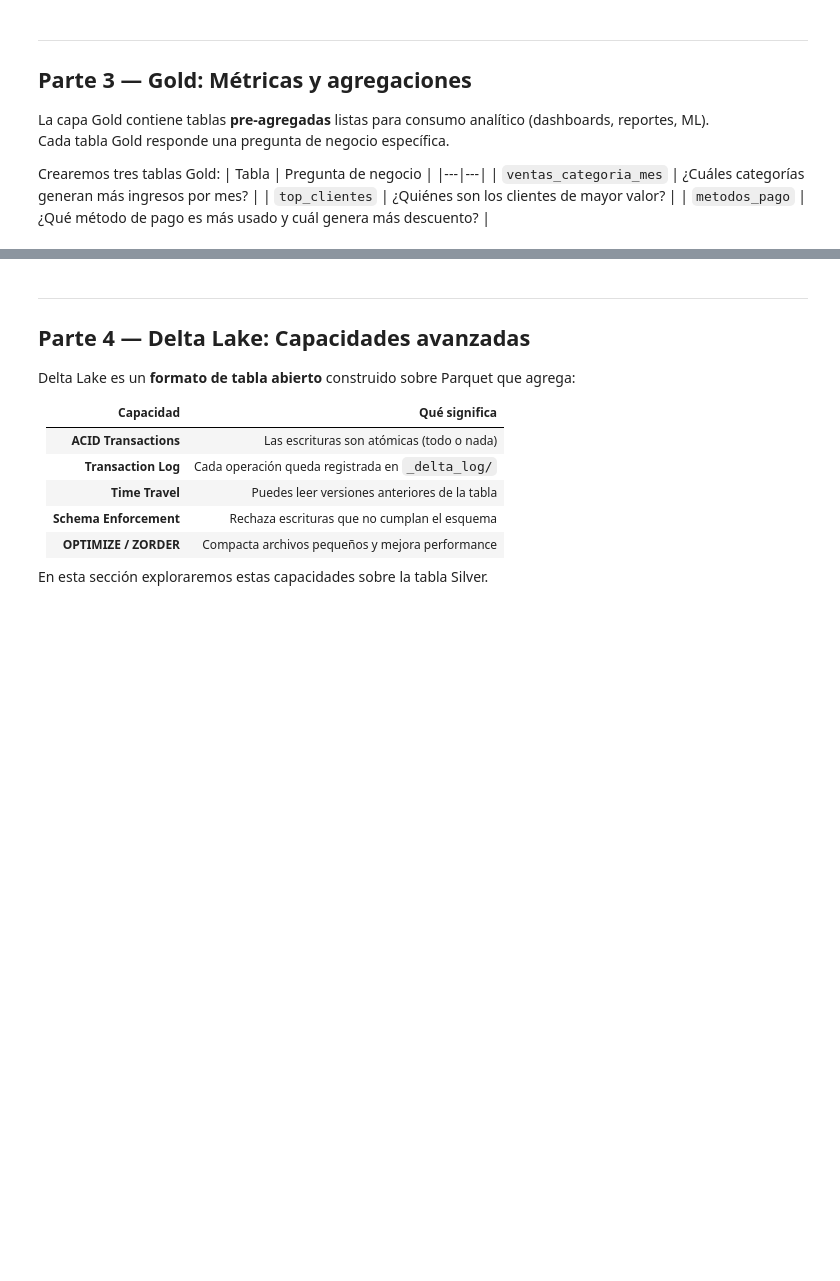
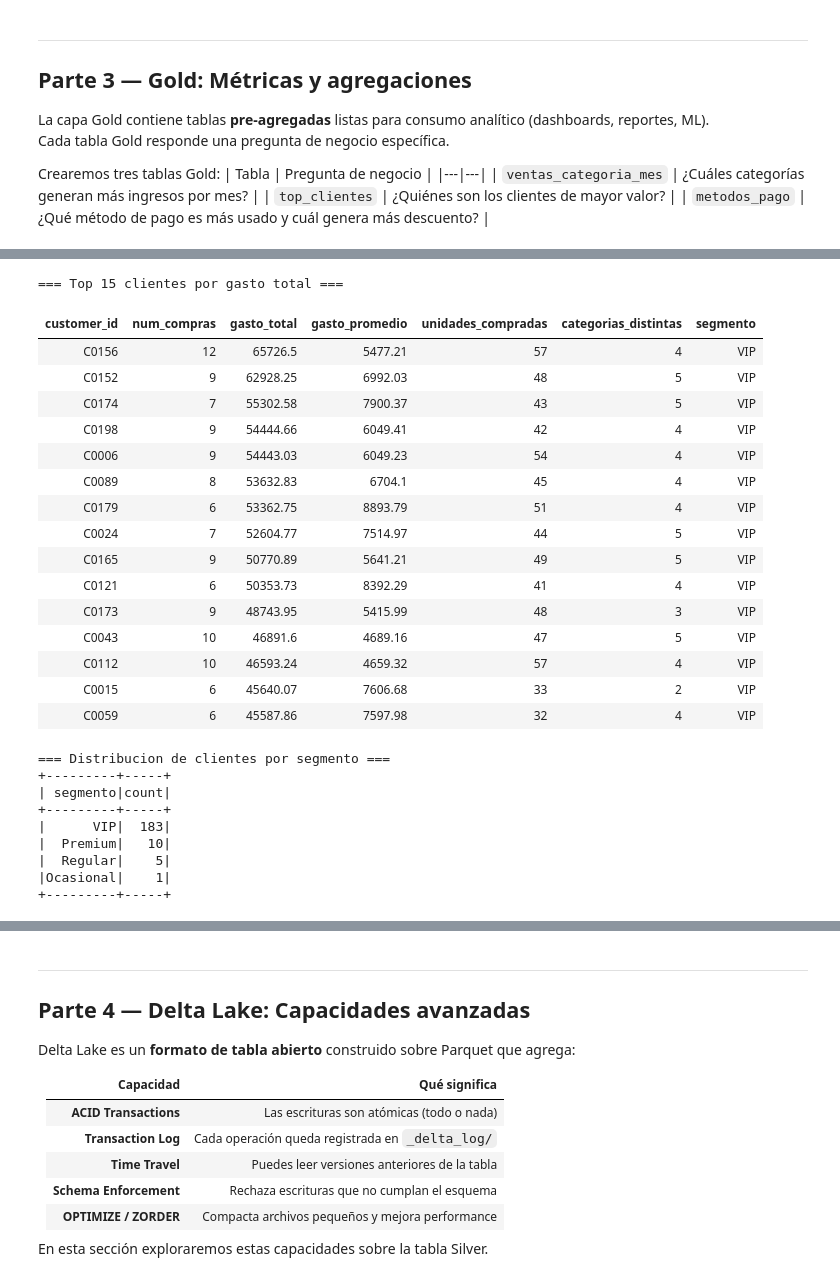
Before and after one commit to Jvelasquez980/almacenamiento_procesamiento_03_2026, a Jupyter notebook: Taller_2/taller_databricks_etl.ipynb, the cells around one changed output, grey strips where cells are left out. Drawn from its saved outputs; the diff is of its cells as text; code cells hidden in the pictures; blank space fills up the shorter version.

```diff
--- a/Taller_2/taller_databricks_etl.ipynb
+++ b/Taller_2/taller_databricks_etl.ipynb
@@ -402,35 +496,61 @@ print(f"\nGuardado en: {GOLD_PATH}/ventas_categoria_mes/")
 # 3.2 — GOLD: TOP CLIENTES POR GASTO TOTAL
 # =============================================================
 
 gold_top_clientes = (
     df_silver
     .groupBy("customer_id")
     .agg(
         F.count("transaction_id").alias("num_compras"),
         F.round(F.sum("total_neto"), 2).alias("gasto_total"),
         F.round(F.avg("total_neto"), 2).alias("gasto_promedio"),
         F.round(F.sum("quantity"), 0).alias("unidades_compradas"),
         F.countDistinct("category").alias("categorias_distintas"),
     )
     .withColumn(
         "segmento",
         F.when(F.col("gasto_total") >= 5000, "VIP")
          .when(F.col("gasto_total") >= 2000, "Premium")
          .when(F.col("gasto_total") >= 500,  "Regular")
          .otherwise("Ocasional")
     )
     .orderBy(F.col("gasto_total").desc())
 )
 
 print("=== Top 15 clientes por gasto total ===")
 display(gold_top_clientes.limit(15))
 
 print("\n=== Distribucion de clientes por segmento ===")
 gold_top_clientes.groupBy("segmento").count().orderBy("count", ascending=False).show()
 
 # Guardar como Delta
-gold_top_clientes.write.format("delta").mode("overwrite").save(f"{GOLD_PATH}/top_clientes/")
-print(f"Guardado en: {GOLD_PATH}/top_clientes/")
+gold_top_clientes.write.format("delta").mode("overwrite").saveAsTable(f"{DB_NAME}.gold_top_clientes")
+# %% [output]
+=== Top 15 clientes por gasto total ===
+| customer_id | num_compras | gasto_total | gasto_promedio | unidades_compradas | categorias_distintas | segmento |
+| C0156 | 12 | 65726.5 | 5477.21 | 57 | 4 | VIP |
+| C0152 | 9 | 62928.25 | 6992.03 | 48 | 5 | VIP |
+| C0174 | 7 | 55302.58 | 7900.37 | 43 | 5 | VIP |
+| C0198 | 9 | 54444.66 | 6049.41 | 42 | 4 | VIP |
+| C0006 | 9 | 54443.03 | 6049.23 | 54 | 4 | VIP |
+| C0089 | 8 | 53632.83 | 6704.1 | 45 | 4 | VIP |
+| C0179 | 6 | 53362.75 | 8893.79 | 51 | 4 | VIP |
+| C0024 | 7 | 52604.77 | 7514.97 | 44 | 5 | VIP |
+| C0165 | 9 | 50770.89 | 5641.21 | 49 | 5 | VIP |
+| C0121 | 6 | 50353.73 | 8392.29 | 41 | 4 | VIP |
+| C0173 | 9 | 48743.95 | 5415.99 | 48 | 3 | VIP |
+| C0043 | 10 | 46891.6 | 4689.16 | 47 | 5 | VIP |
+| C0112 | 10 | 46593.24 | 4659.32 | 57 | 4 | VIP |
+| C0015 | 6 | 45640.07 | 7606.68 | 33 | 2 | VIP |
+| C0059 | 6 | 45587.86 | 7597.98 | 32 | 4 | VIP |
+=== Distribucion de clientes por segmento ===
++---------+-----+
+| segmento|count|
++---------+-----+
+|      VIP|  183|
+|  Premium|   10|
+|  Regular|    5|
+|Ocasional|    1|
++---------+-----+
 # %%
 # =============================================================
 # 3.3 — GOLD: ANÁLISIS POR MÉTODO DE PAGO
```
Also changed, not shown: parts of 25 cells of this notebook.
